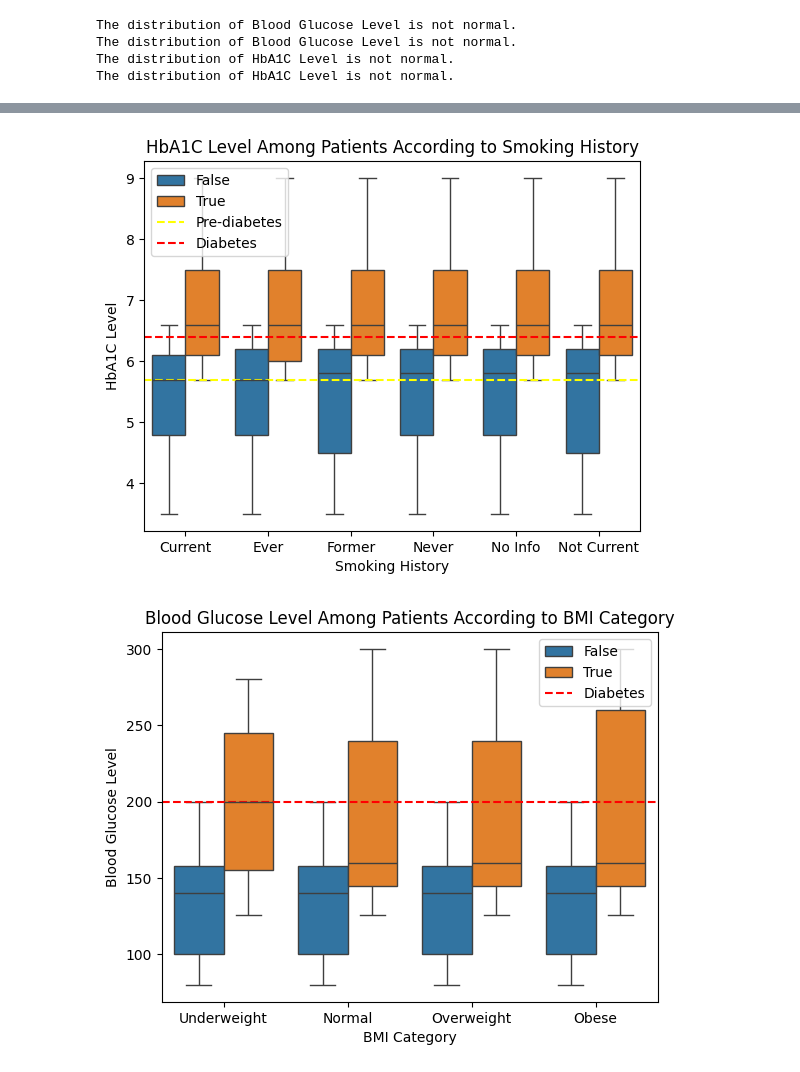
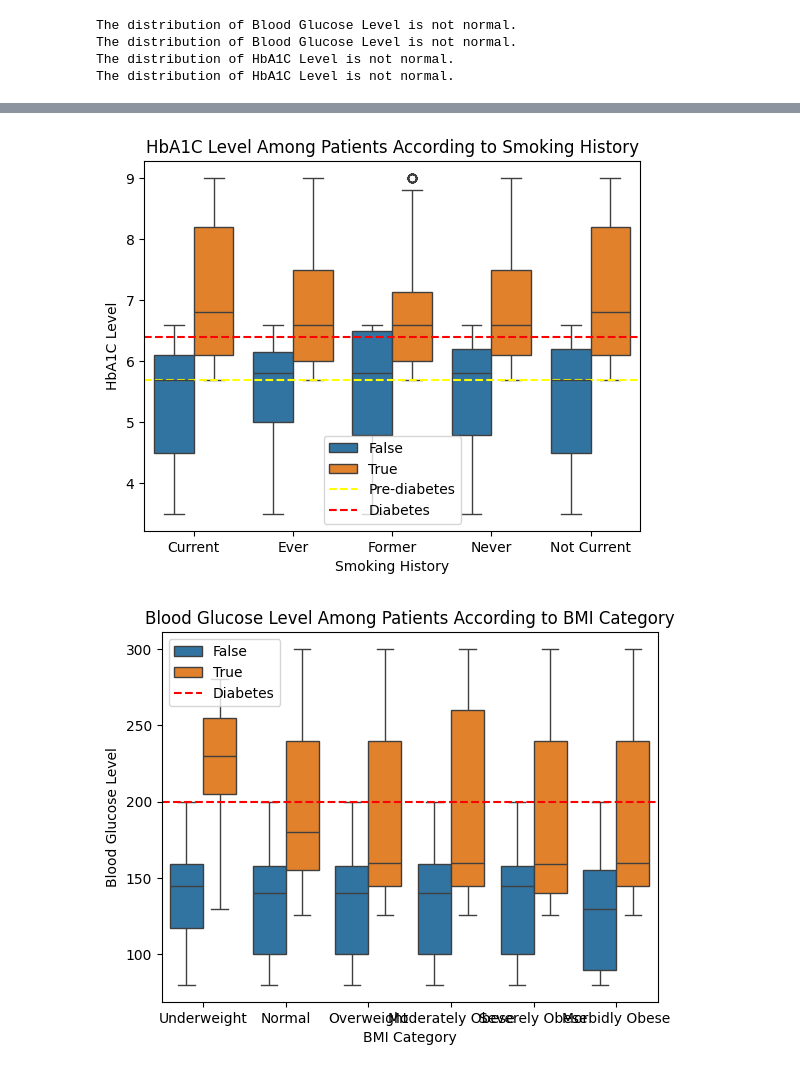
Before and after one commit to ayla011/diabetes_prediction_model, a Jupyter notebook: Who's_at_Risk_of_Diabetes?_(with_Prediction_Model).ipynb, the cells around one changed output, grey strips where cells are left out. Cells and saved outputs as stored; diff of their text form; code cells hidden in the pictures.

```diff
--- a/Who's_at_Risk_of_Diabetes?_(with_Prediction_Model).ipynb
+++ b/Who's_at_Risk_of_Diabetes?_(with_Prediction_Model).ipynb
@@ -233,9 +161,10 @@ df2.insert(3, "age_cat", pd.cut(df2["age"], bins, labels = names))
 # %%
-bins = [0, 18.5, 25, 30, np.inf]
-names = ["Underweight", "Normal", "Overweight", "Obese"]
-df2.insert(9, "bmi_cat", pd.cut(df2["bmi"], bins, labels = names))
+bins = [0, 18.5, 25, 30, 35, 40, np.inf]
+bmi_order = ["Underweight", "Normal", "Overweight", "Moderately Obese", "Severely Obese", "Morbidly Obese"]
+df2.insert(9, "bmi_cat", pd.cut(df2["bmi"], bins, labels = bmi_order))
 # %%
 df2["smoking_history"] = df2["smoking_history"].str.title()
+df2 = df2[df2["smoking_history"] != "No Info"]
 # %%
 columns = ['gender', 'race', 'age_cat', 'location', 'hypertension','heart_disease', 'smoking_history', 'bmi_cat', 'diabetes']
 
@@ -277,0 +211,11 @@ df2
+# %%
+diabetes_yes = df2[df2["Diabetes"] == True].sample(n = 1000, ignore_index = True)
+diabetes_no = df2[df2["Diabetes"] == False].sample(n = 1000, ignore_index = True)
+
+df2 = pd.concat([diabetes_yes, diabetes_no], axis = 0)
+
+d = sns.countplot(data = df2, x = "Diabetes")
+d.set_title("Number of Patients With and Without Diabetes")
+d.set_xlabel("Diagnosis")
+d.set_xticklabels(["Non-Diabetic", "Diabetic"])
+plt.show()
@@ -354,5 +297,8 @@ for col in columns:
 # %%
-hd = sns.boxplot(data = df2, x = "Diabetes", y = "HbA1C Level")
-hd.set_title("HbA1C Levels of Patients")
-plt.show()
+num_columns = ["Age", "BMI", "HbA1C Level", "Blood Glucose Level"]
+
+for col in num_columns:
+    n = sns.boxplot(data = df2, x = "Diabetes", y = col)
+    n.set_title(f"{col} of Patients")
+    plt.show()
 # %% [output]
@@ -475,29 +415,19 @@ p-value = 0.0. The HbA1C Level of patients with diabetes are higher than those w
 # %%
-columns = ["Gender",
-           "Race",
-           "Age Group",
-           "Hypertension",
-           "Heart Disease",
-           "Smoking History",
-           "BMI Category"]
+targets = ["Blood Glucose Level", "HbA1C Level"]
+cat_columns.remove("Location")
 
-targets = ["Blood Glucose Level", "HbA1C Level"]
-
-for col in columns:
+for col in cat_columns:
 
     for target in targets:
-
         h = sns.boxplot(data = df2, x = col, y = target, hue = "Diabetes")
         h.set_title(f"{target} Among Patients According to {col}")
         h.set_xlabel(f"{col}")
         h.set_ylabel(f"{target}")
 
         if target == "Blood Glucose Level":
-
             h.axhline(y = 200, c = "red", ls = "--",label = "Diabetes")
 
         else:
-
             h.axhline(y = 5.7, c = "yellow", ls = "--",label = "Pre-diabetes")
             h.axhline(y = 6.4, c = "red", ls = "--",label = "Diabetes")
 
@@ -518,2 +448,2 @@ for col in columns:
-[figure, old version]
+[figure, new version]
-[figure, old version]
+[figure, new version]
```
Also changed, not shown: parts of 47 cells of this notebook.
